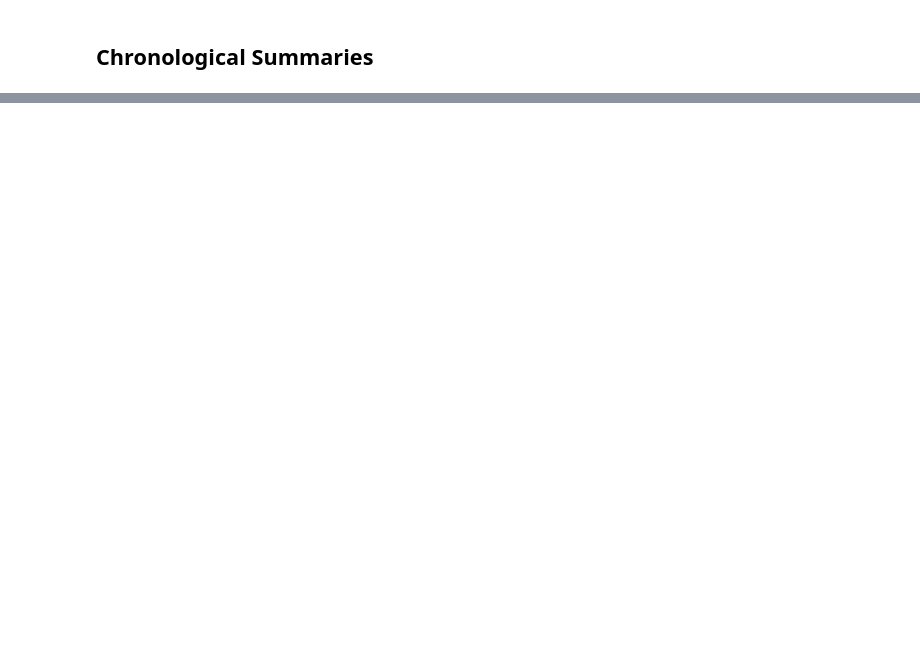
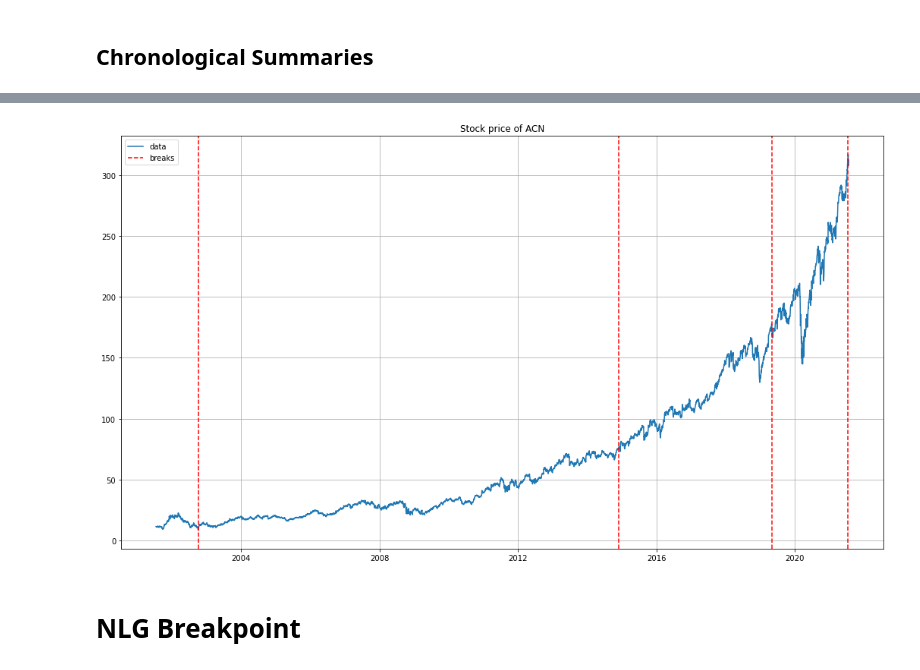
Before and after one commit to christopherkindl/data-to-text-system, a Jupyter notebook: 06_time_series_analysis/Fuzzy logic.ipynb, the cells around one changed output, grey strips where cells are left out. Cells and saved outputs as stored; diff of their text form; code cells hidden in the pictures; blank space fills up the shorter version.

```diff
--- a/06_time_series_analysis/Fuzzy logic.ipynb
+++ b/06_time_series_analysis/Fuzzy logic.ipynb
@@ -926,0 +1040,17 @@ def error_level():
+# %%
+#plt.figure(figsize=(18, 10))
+plt.figure(figsize=(18, 10))
+plt.plot(ts, label='data')
+plt.title('Stock price of ' + stock_name)
+print_legend = True
+for i in breaks_jkp:
+    if print_legend:
+        plt.axvline(i, color='red',linestyle='dashed', label='breaks')
+        print_legend = False
+    else:
+        plt.axvline(i, color='red',linestyle='dashed')
+plt.grid()
+plt.legend()
+plt.show()
+# %% [output]
+[figure, added]
@@ -926,0 +1087,2 @@ def error_level():
+# %% [markdown]
+# NLG Breakpoint
```
Also changed, not shown: parts of 67 cells of this notebook, 1 other file.
